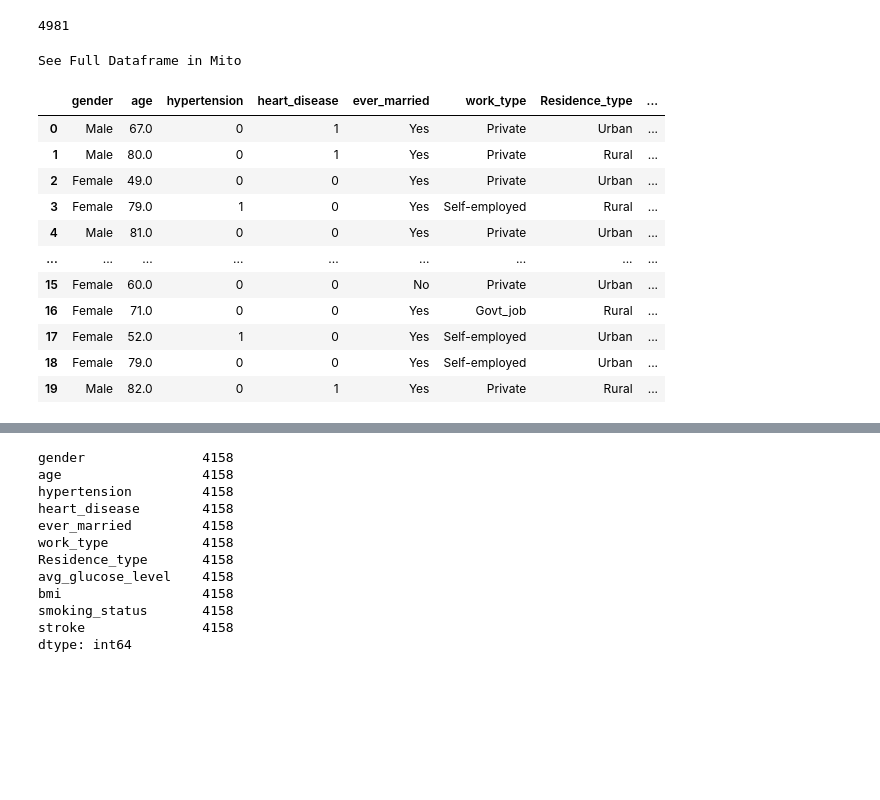
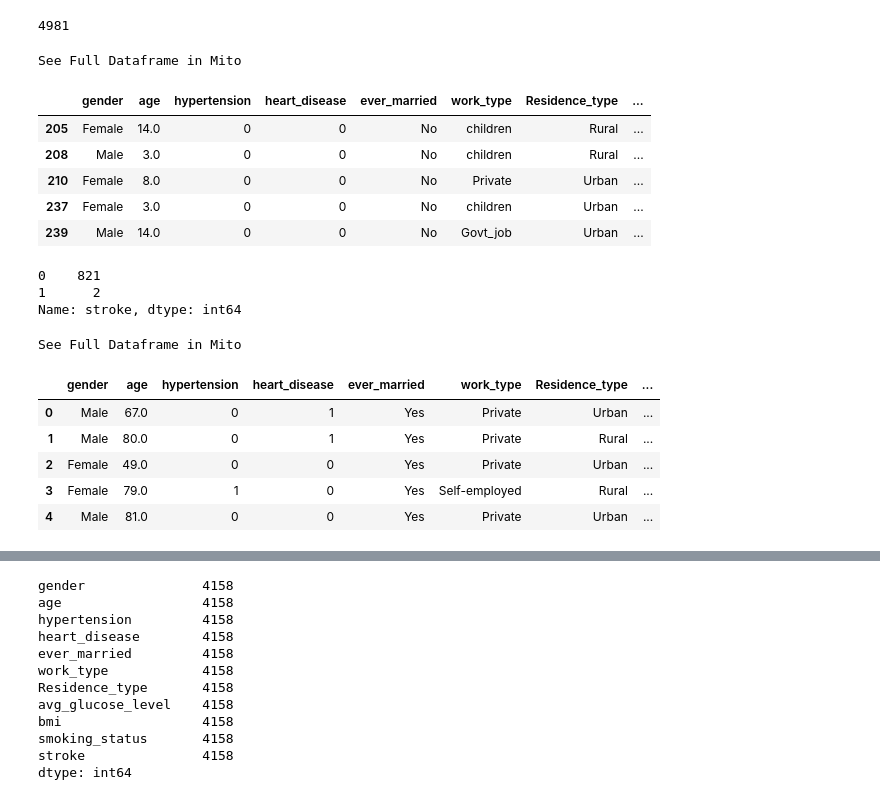
Before and after one commit to dmcneill0711/Final_Project, a Jupyter notebook: brain_stroke_prediction.ipynb, the cells around one changed output, grey strips where cells are left out. Cells and saved outputs as stored; diff of their text form; code cells hidden in the pictures; blank space fills up the shorter version.

```diff
--- a/brain_stroke_prediction.ipynb
+++ b/brain_stroke_prediction.ipynb
@@ -104,22 +106,37 @@ len(stroke_data)
 # %% [output]
 4981
 # %%
-# Filter df to view children - due to not likely having strokes -
-# initially filtered by work_type but better filter is to use age to capture all kids (age range <18)
+# Filter df to view children - due to not likely having strokes - view count of children with risk/no risk of stroke
+# Children also have different ranges for avg glucose level and bmi
 
-child_filter = stroke_data[stroke_data['age'] >= 18]
-child_filter.head(20)
+child_filter = stroke_data[stroke_data['age'] < 18]
+child_filter.head()
 # %% [output]
 See Full Dataframe in Mito
 |  | gender | age | hypertension | heart_disease | ever_married | work_type | Residence_type | ... |
-| 0 | Male | 67.0 | 0 | 1 | Yes | Private | Urban | ... |
-| 1 | Male | 80.0 | 0 | 1 | Yes | Private | Rural | ... |
-| 2 | Female | 49.0 | 0 | 0 | Yes | Private | Urban | ... |
-| 3 | Female | 79.0 | 1 | 0 | Yes | Self-employed | Rural | ... |
-| 4 | Male | 81.0 | 0 | 0 | Yes | Private | Urban | ... |
-| ... | ... | ... | ... | ... | ... | ... | ... | ... |
-| 15 | Female | 60.0 | 0 | 0 | No | Private | Urban | ... |
-| 16 | Female | 71.0 | 0 | 0 | Yes | Govt_job | Rural | ... |
-| 17 | Female | 52.0 | 1 | 0 | Yes | Self-employed | Urban | ... |
-| 18 | Female | 79.0 | 0 | 0 | Yes | Self-employed | Urban | ... |
-| 19 | Male | 82.0 | 0 | 1 | Yes | Private | Rural | ... |
+| 205 | Female | 14.0 | 0 | 0 | No | children | Rural | ... |
+| 208 | Male | 3.0 | 0 | 0 | No | children | Rural | ... |
+| 210 | Female | 8.0 | 0 | 0 | No | Private | Urban | ... |
+| 237 | Female | 3.0 | 0 | 0 | No | children | Urban | ... |
+| 239 | Male | 14.0 | 0 | 0 | No | Govt_job | Urban | ... |
+# %%
+# View stroke risk count for children to validate children significance in data
+# Are there a significant number of kids with stroke risk (1 = stroke risk, 0 = no stroke risk)
+
+child_filter['stroke'].value_counts()
+# %% [output]
+0    821
+1      2
+Name: stroke, dtype: int64
+# %%
+# initially filtered by work_type but better filter is to use age to capture adults only (age range >=18)
+adult_age_filter = stroke_data[stroke_data['age'] >= 18]
+adult_age_filter.head()
+# %% [output]
+See Full Dataframe in Mito
+|  | gender | age | hypertension | heart_disease | ever_married | work_type | Residence_type | ... |
+| 0 | Male | 67.0 | 0 | 1 | Yes | Private | Urban | ... |
+| 1 | Male | 80.0 | 0 | 1 | Yes | Private | Rural | ... |
+| 2 | Female | 49.0 | 0 | 0 | Yes | Private | Urban | ... |
+| 3 | Female | 79.0 | 1 | 0 | Yes | Self-employed | Rural | ... |
+| 4 | Male | 81.0 | 0 | 0 | Yes | Private | Urban | ... |
```
Also changed, not shown: parts of 20 cells of this notebook.
